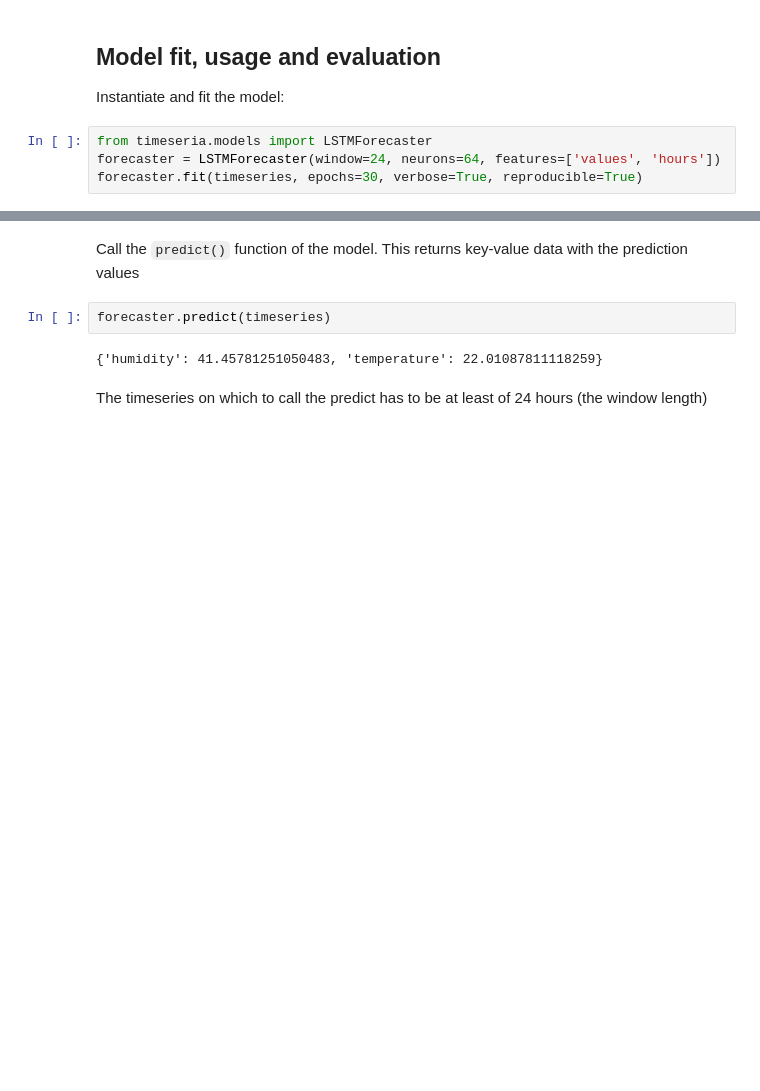
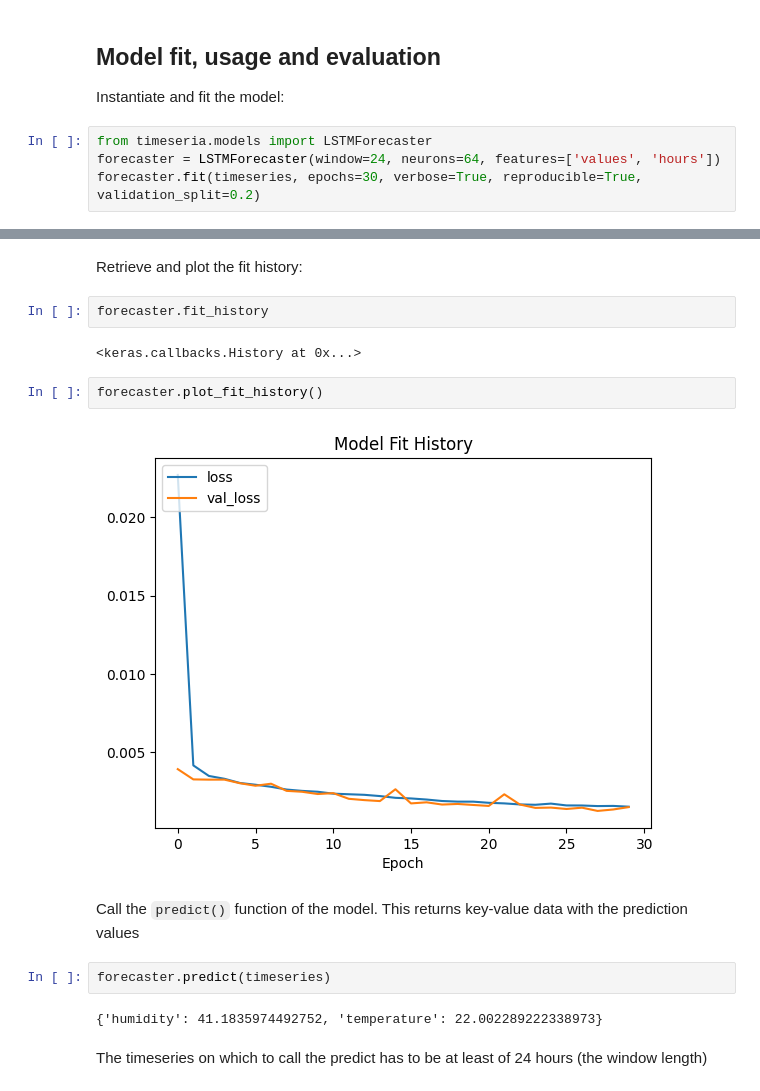
Before and after one commit to sarusso/Timeseria-notebooks, a Jupyter notebook: notebooks/Forecasting - Temperature and humidity - LSTM.ipynb, the cells around one changed output, grey strips where cells are left out. Drawn from its saved outputs; the diff is of its cells as text; blank space fills up the shorter version.

```diff
--- a/notebooks/Forecasting - Temperature and humidity - LSTM.ipynb
+++ b/notebooks/Forecasting - Temperature and humidity - LSTM.ipynb
@@ -40,6 +40,6 @@ Instantiate and fit the model:
 # %%
 from timeseria.models import LSTMForecaster
 forecaster = LSTMForecaster(window=24, neurons=64, features=['values', 'hours'])
-forecaster.fit(timeseries, epochs=30, verbose=True, reproducible=True)
+forecaster.fit(timeseries, epochs=30, verbose=True, reproducible=True, validation_split=0.2)
 # %% [output]
 Epoch 1/30
@@ -62,9 +62,19 @@ Epoch 30/30
+# %% [markdown]
+Retrieve and plot the fit history:
+# %%
+forecaster.fit_history
+# %% [output]
+<keras.callbacks.History at 0x...>
+# %%
+forecaster.plot_fit_history()
+# %% [output]
+[figure, added]
 # %% [markdown]
 Call the `predict()` function of the model. This returns key-value data with the prediction values
 # %%
 forecaster.predict(timeseries)
 # %% [output]
-{'humidity': 41.45781251050483, 'temperature': 22.01087811118259}
+{'humidity': 41.1835974492752, 'temperature': 22.002289222338973}
 # %% [markdown]
 The timeseries on which to call the predict has to be at least of 24 hours (the window length)
 # %%
```
Also changed, not shown: parts of 4 cells of this notebook, 8 other files.
